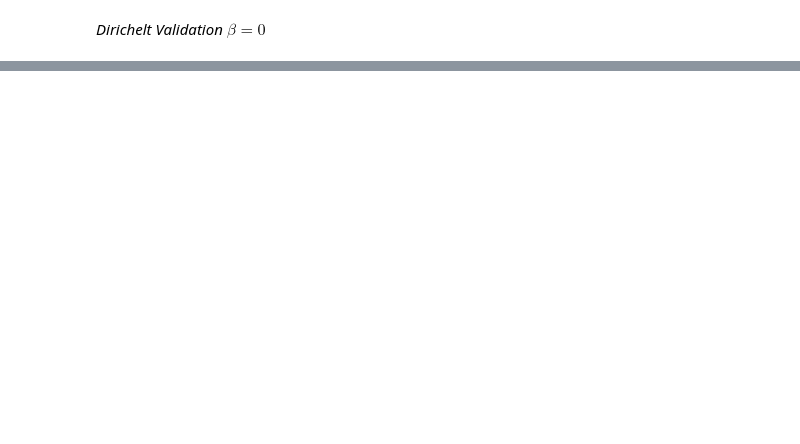
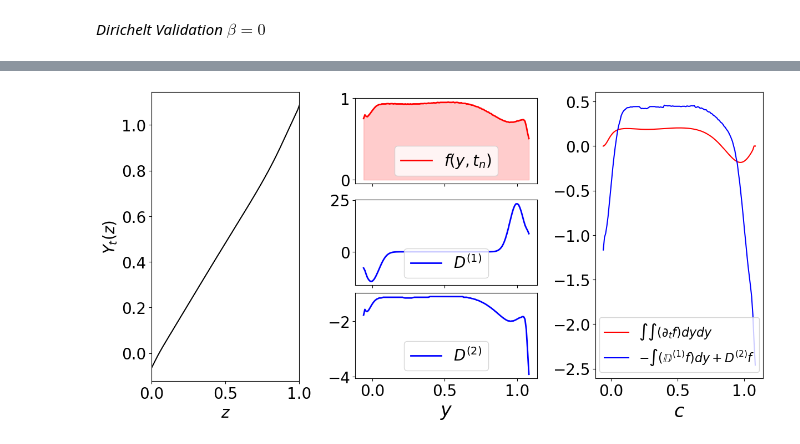
Before and after one commit to D-stratify/Theory, a Jupyter notebook: Diffusion/Diffusion_1D_Stochastic_BCS.ipynb, the cells around one changed output, grey strips where cells are left out. Cells and saved outputs as stored; diff of their text form; code cells hidden in the pictures; blank space fills up the shorter version.

```diff
--- a/Diffusion/Diffusion_1D_Stochastic_BCS.ipynb
+++ b/Diffusion/Diffusion_1D_Stochastic_BCS.ipynb
@@ -297,3 +299,19 @@ def drift(f_c,c,β,Γ,times):
+# %%
+def drift(f,y,times,σ,κ):
+
+  file  = h5py.File('snapshots/snapshots_s1.h5', mode='r')
+  dY_z0 = file['tasks/Yz'][-3, 0]
+  dY_z1 = file['tasks/Yz'][-3,-1]
+
+  h_z0  = ss.norm.pdf(y,loc=0,scale=σ)
+  h_z1  = ss.norm.pdf(y,loc=1,scale=σ)
+  D1    =  (κ/f)*( dY_z1*h_z1 - dY_z0*h_z0 )
+
+  int_h_z0  = ss.norm.cdf(y,loc=0,scale=σ)
+  int_h_z1  = ss.norm.cdf(y,loc=1,scale=σ)
+  int_D1f   = κ*(dY_z1*int_h_z1 - dY_z0*int_h_z0)
+
+  return D1,int_D1f
 # %% [markdown]
 **Results**
 
@@ -440,0 +376,25 @@ INFO:solvers:Simulation stop time reached.
+# %%
+κ=1
+τ=.1
+σ=0.05
+a=1
+
+# Solve & grab the data
+Solve(N=100,T=.1,Nz=256,κ=κ,σ=σ,a=a,τ=τ)
+times, z_data,Y_data,Yz_data,dY2_data = Data()
+
+Range = (min(Y_data[-3,:]),max(Y_data[-3,:]));
+#Range = (0,1)
+N_bins=128
+
+# Estimate the terms
+dfdt,f,y  = df_dt(times,Y_data,         Range=Range,N_bins=N_bins)
+D2,E      = diffusion(dY2_data,Y_data,κ,Range=Range,N_bins=N_bins)
+D1,int_D1f= drift(f,y,times,σ,κ)
+
+L   = Laplacian(y);
+LHS = np.linalg.solve(L,dfdt)
+RHS = D2*f -int_D1f
+
+Plot_Terms(z_data,Y_data,y,f,D1,D2,LHS,RHS)
+# %% [output]
@@ -440,0 +407 @@ INFO:solvers:Simulation stop time reached.
+[figure, added]
```
Also changed, not shown: parts of 19 cells of this notebook.
